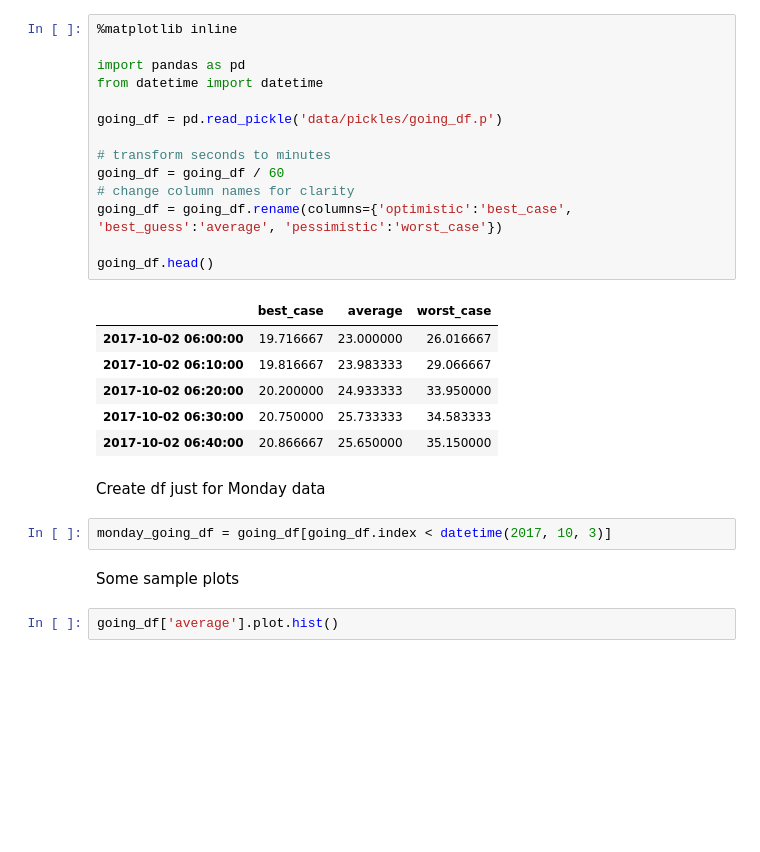
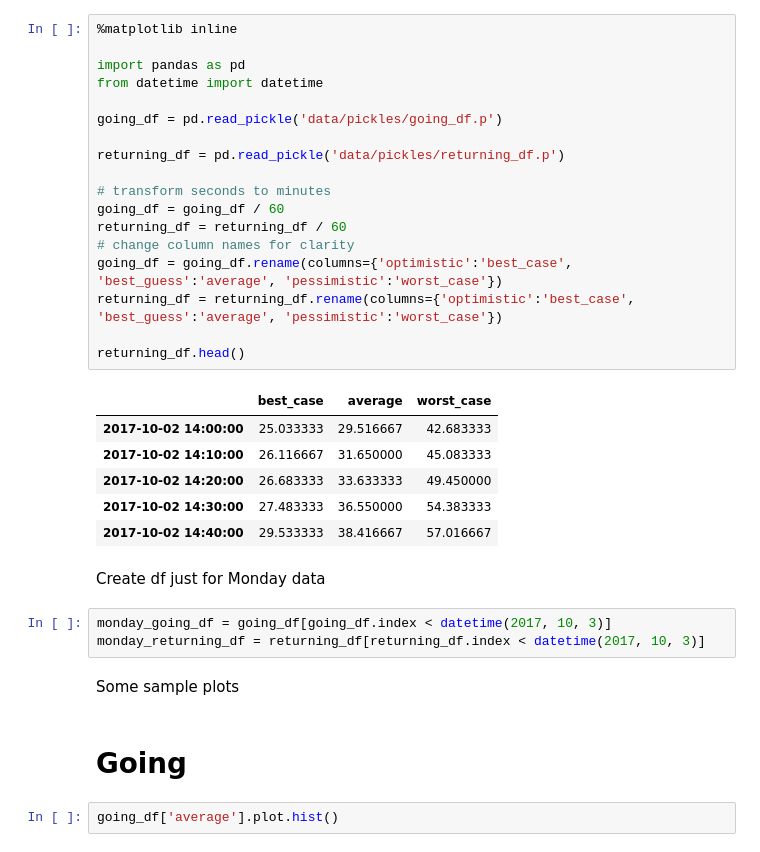
Before and after one commit to cselig/commute_time, a Jupyter notebook: plots.ipynb, the cells around one changed output. Drawn from its saved outputs; the diff is of its cells as text; blank space fills up the shorter version.

```diff
--- a/plots.ipynb
+++ b/plots.ipynb
@@ -1,30 +1,37 @@
 # %%
 %matplotlib inline
 
 import pandas as pd
 from datetime import datetime
 
 going_df = pd.read_pickle('data/pickles/going_df.p')
 
+returning_df = pd.read_pickle('data/pickles/returning_df.p')
+
 # transform seconds to minutes
 going_df = going_df / 60
+returning_df = returning_df / 60
 # change column names for clarity
 going_df = going_df.rename(columns={'optimistic':'best_case', 'best_guess':'average', 'pessimistic':'worst_case'})
+returning_df = returning_df.rename(columns={'optimistic':'best_case', 'best_guess':'average', 'pessimistic':'worst_case'})
 
-going_df.head()
+returning_df.head()
 # %% [output]
 |  | best_case | average | worst_case |
-| 2017-10-02 06:00:00 | 19.716667 | 23.000000 | 26.016667 |
-| 2017-10-02 06:10:00 | 19.816667 | 23.983333 | 29.066667 |
-| 2017-10-02 06:20:00 | 20.200000 | 24.933333 | 33.950000 |
-| 2017-10-02 06:30:00 | 20.750000 | 25.733333 | 34.583333 |
-| 2017-10-02 06:40:00 | 20.866667 | 25.650000 | 35.150000 |
+| 2017-10-02 14:00:00 | 25.033333 | 29.516667 | 42.683333 |
+| 2017-10-02 14:10:00 | 26.116667 | 31.650000 | 45.083333 |
+| 2017-10-02 14:20:00 | 26.683333 | 33.633333 | 49.450000 |
+| 2017-10-02 14:30:00 | 27.483333 | 36.550000 | 54.383333 |
+| 2017-10-02 14:40:00 | 29.533333 | 38.416667 | 57.016667 |
 # %% [markdown]
 Create df just for Monday data
 # %%
 monday_going_df = going_df[going_df.index < datetime(2017, 10, 3)]
+monday_returning_df = returning_df[returning_df.index < datetime(2017, 10, 3)]
 # %% [markdown]
 Some sample plots
+# %% [markdown]
+# Going
 # %%
 going_df['average'].plot.hist()
 # %% [output]
```
Also changed, not shown: parts of 4 cells of this notebook.
